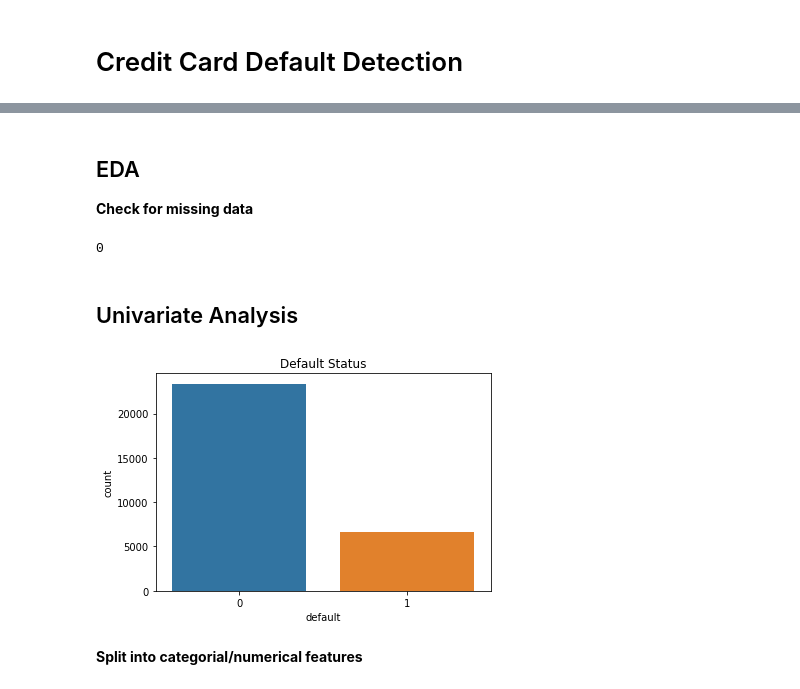
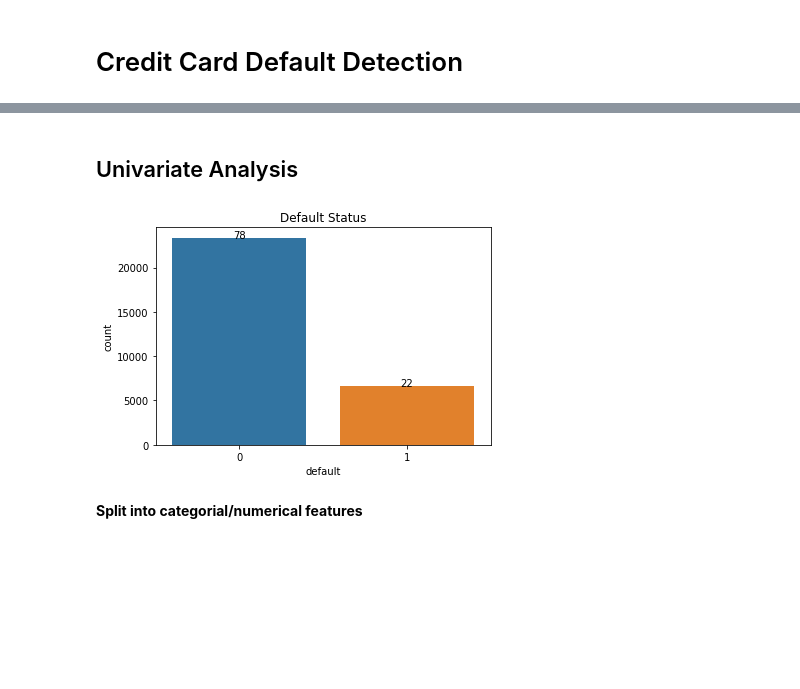
Before and after one commit to jenny3248/default-detection, a Jupyter notebook: Default Detection.ipynb, the cells around one changed output, grey strips where cells are left out. Saved outputs shown, nothing was run; the diff lists cells and outputs as text; code cells hidden in the pictures; blank space fills up the shorter version.

```diff
--- a/Default Detection.ipynb
+++ b/Default Detection.ipynb
@@ -46,17 +61,15 @@ df.describe()
-# %% [markdown]
-## EDA
-**Check for missing data**
-# %%
-df.isnull().sum().sum()
-# %% [output]
-0
 # %% [markdown]
 ## Univariate Analysis
-# %%
-plt.title('Default Status')
-sns.countplot(df.default);
-# %% [output]
-[figure, removed]
+# %%
+plt.title('Default Status')
+ax = sns.countplot(df.default)
+for p in ax.patches:
+    height = p.get_height()
+    ax.text(p.get_x()+p.get_width()/2, height,
+            '{:2d}'.format(round(height/len(df)*100)),
+            ha="center");
+# %% [output]
+[figure, added]
 # %% [markdown]
 **Split into categorial/numerical features**
 # %%
```
Also changed, not shown: parts of 20 cells of this notebook.
